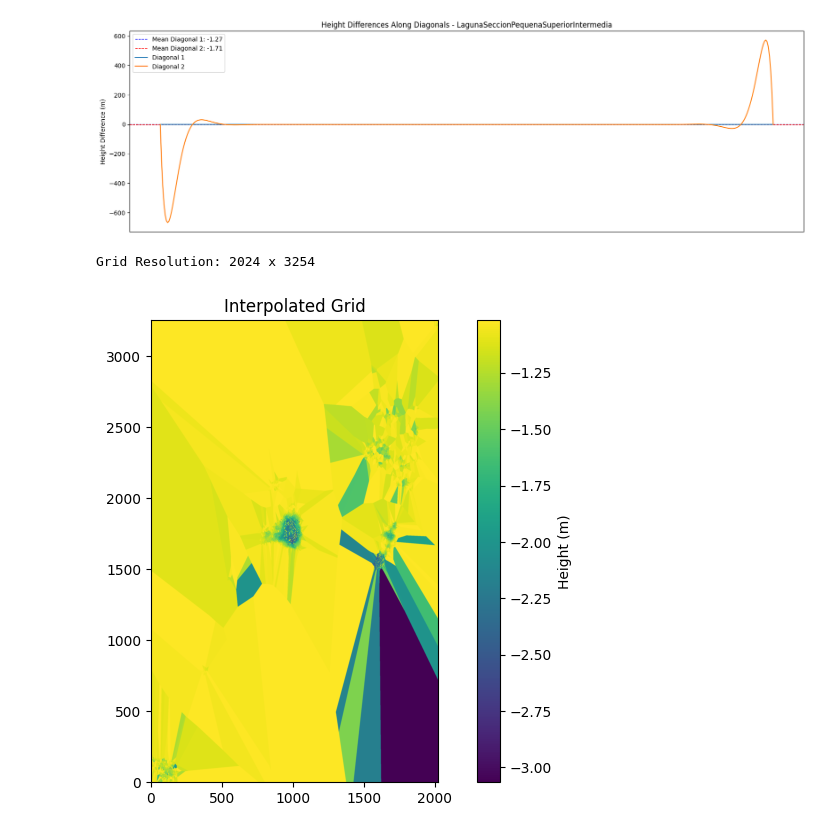
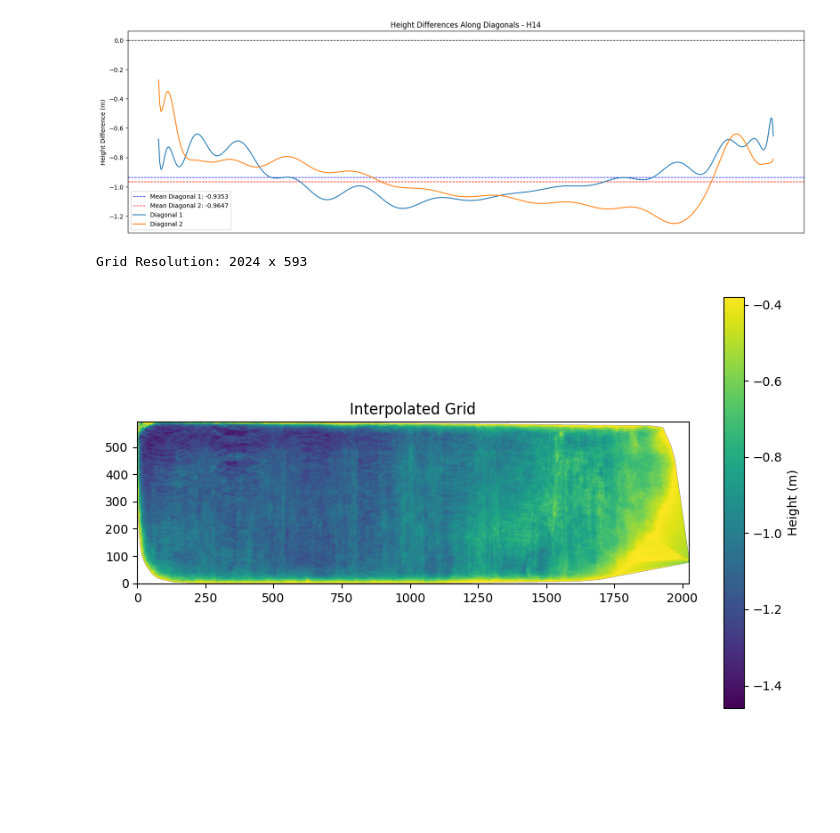
Before and after one commit to Kauel-Chile/sqm_batimetria, a Jupyter notebook: discrete_interface.ipynb, the cells around one changed output. Drawn from its saved outputs; the diff is of its cells as text; code cells hidden in the pictures; blank space fills up the shorter version.

Commit message:
fix density points

```diff
--- a/discrete_interface.ipynb
+++ b/discrete_interface.ipynb
@@ -60,28 +87,34 @@ def get_points_and_colors_from_las(las_path: str, limit: int = -1):
 # %%
-POOL_NAME = 'LagunaSeccionPequenaSuperiorIntermedia'
-PROJECT_NAME = '250112_Lagoon_50kHz_200m_1'
+METHOD = 'mean'
+POOL_NAME = 'H14'
+PROJECT_NAME = '250116_North_Pools_100kHz_220m'
 PATH_PROJECT_LAS = f'data/{PROJECT_NAME}/{POOL_NAME}_clasificada_col_0_row_0_19s.las'
-OUTPUTS_PATH = f'discrete_model/{PROJECT_NAME}/{POOL_NAME}'
+OUTPUTS_PATH = f'discrete_model/{METHOD}/{PROJECT_NAME}/{POOL_NAME}'
 LIMIT = -1
 
 if not os.path.exists(OUTPUTS_PATH):
     os.makedirs(OUTPUTS_PATH)
 # %%
 las_points, las_colors, las_rgba_colors, las_clasification = get_points_and_colors_from_las(PATH_PROJECT_LAS, limit=LIMIT)
-las_points_norm, x_min, x_max, y_min, y_max, z_min, z_max = normalize_points(las_points[:,:3])
-
-las_data_points = np.hstack((las_points_norm, las_rgba_colors, las_clasification))
+las_data_points = np.hstack((las_points, las_rgba_colors, las_clasification)) #(N,7)
 
 other_points = las_data_points[las_data_points[:,-1] != 65]
 water_points = las_data_points[las_data_points[:,-1] == 65]
+
+mask = remove_low_density_points(other_points[:,:3])
+other_points = other_points[mask]
+
+las_points = np.concatenate((other_points, water_points), axis=0) #(N,7)
+las_points_norm, x_min, x_max, y_min, y_max, z_min, z_max = normalize_points(las_points[:,:3])
+
+other_points = las_points_norm[las_points[:,-1] != 65]
+water_points = las_points_norm[las_points[:,-1] == 65]
 
 mean_of_water_points = np.mean(water_points[:,2], axis=0)
 height_water = np.percentile(water_points[:,2], 99)
 
 profundidad_estimada = mean_of_water_points
 DELTA_WATER = profundidad_estimada * 0.25
-#0.001 * (1-profundidad_estimada) + 0.1 * profundidad_estimada
-print(profundidad_estimada, DELTA_WATER)
 
 X = other_points[:, 0]
 Y = other_points[:, 1]
@@ -205,4 +211,9 @@ Widget(value='<iframe src="http://localhost:34655/index.html?ui=P_0x7054a674b7f0
 # %%
+method_dic = {'mean': np.mean(water_points[:,2], axis=0),
+ 'p99': np.percentile(water_points[:,2], 99),}
+
+height_water = method_dic.get(METHOD, 'mean')
+
 z_d1 = (height_water - points_on_diagonal1[:,2]) * (z_max - z_min) * -1
 z_d2 = (height_water - points_on_diagonal2[:,2]) * (z_max - z_min) * -1
 z_d2 = z_d2[::-1]
@@ -221,8 +232,8 @@ mean_diagonal2 = np.mean(z_d2)
 
 plt.figure(figsize=(20, 6))
 plt.axhline(0, color='black', linestyle='--', linewidth=1)
-plt.axhline(mean_diagonal1, color='blue', linestyle='--', linewidth=1, label=f'Mean Diagonal 1: {mean_diagonal1:.2f}')
-plt.axhline(mean_diagonal2, color='red', linestyle='--', linewidth=1, label=f'Mean Diagonal 2: {mean_diagonal2:.2f}')
+plt.axhline(mean_diagonal1, color='blue', linestyle='--', linewidth=1, label=f'Mean Diagonal 1: {mean_diagonal1:.4f}')
+plt.axhline(mean_diagonal2, color='red', linestyle='--', linewidth=1, label=f'Mean Diagonal 2: {mean_diagonal2:.4f}')
 plt.plot(x_new_d1, z_new_d1, label='Diagonal 1')
 plt.plot(x_new_d2, z_new_d2, label='Diagonal 2')
 plt.ylabel('Height Difference (m)')
@@ -232,7 +243,7 @@ plt.legend()
 plt.savefig(f'{OUTPUTS_PATH}/{POOL_NAME}_diagonals.png')
 plt.show()
 # %% [output]
-[figure, old version]
+[figure, new version]
 # %%
 import json
 
@@ -267,36 +278,36 @@ z_below = points_below[:,2]
 z = (height_water - z_below) * (z_max - z_min)
 
 h1 = points_below_pv
 h0 = water_points_pv
 
 # Assume h0 and h1 are both PyVista point clouds
 x0, y0, z0 = h0.points[:, 0], h0.points[:, 1], h0.points[:, 2]
 x1, y1, z1 = h1.points[:, 0], h1.points[:, 1], h1.points[:, 2]
 
 # Step 5: Interpolate onto a regular grid for DEM visualization
 grid_res_x = 2024 # Adjust resolution
 x1_min, x1_max = x1.min(), x1.max()
 y1_min, y1_max = y1.min(), y1.max()
 grid_res_y = int(grid_res_x * (y_max - y_min) / (x_max - x_min))
 print(f"Grid Resolution: {grid_res_x} x {grid_res_y}")
 
 grid_x, grid_y = np.meshgrid(
     np.linspace(x1_min, x1_max, grid_res_x),
     np.linspace(y1_min, y1_max, grid_res_y)
 )
 
-grid_z = griddata((x1, y1), z, (grid_x, grid_y), method="nearest")*-1
+grid_z = griddata((x1, y1), z, (grid_x, grid_y), method="linear")*-1
 #print(grid_z.shape)
 #grid_z = griddata((x1, y1), grid_z, (grid_x, grid_y), method="nearest")
 
 plt.figure(figsize=(10, 6))
 plt.imshow(grid_z, origin='lower', cmap='viridis')
 plt.colorbar(label='Height (m)')
 plt.title('Interpolated Grid')
 plt.show()
 # %% [output]
-Grid Resolution: 2024 x 3254
+Grid Resolution: 2024 x 593
-[figure, old version]
+[figure, new version]
 # %%
 os.environ["OPENCV_IO_ENABLE_OPENEXR"] = "1"
 
```
Also changed, not shown: parts of 5 cells of this notebook.
